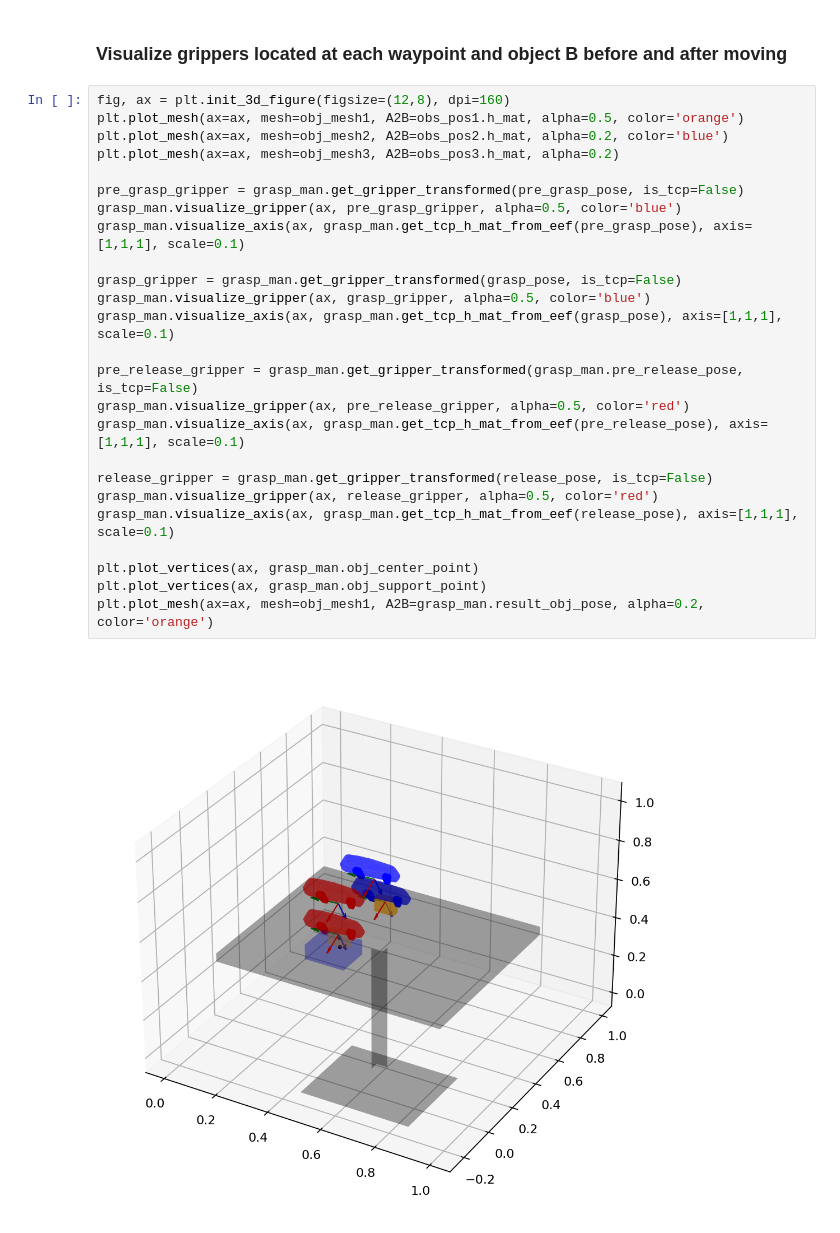
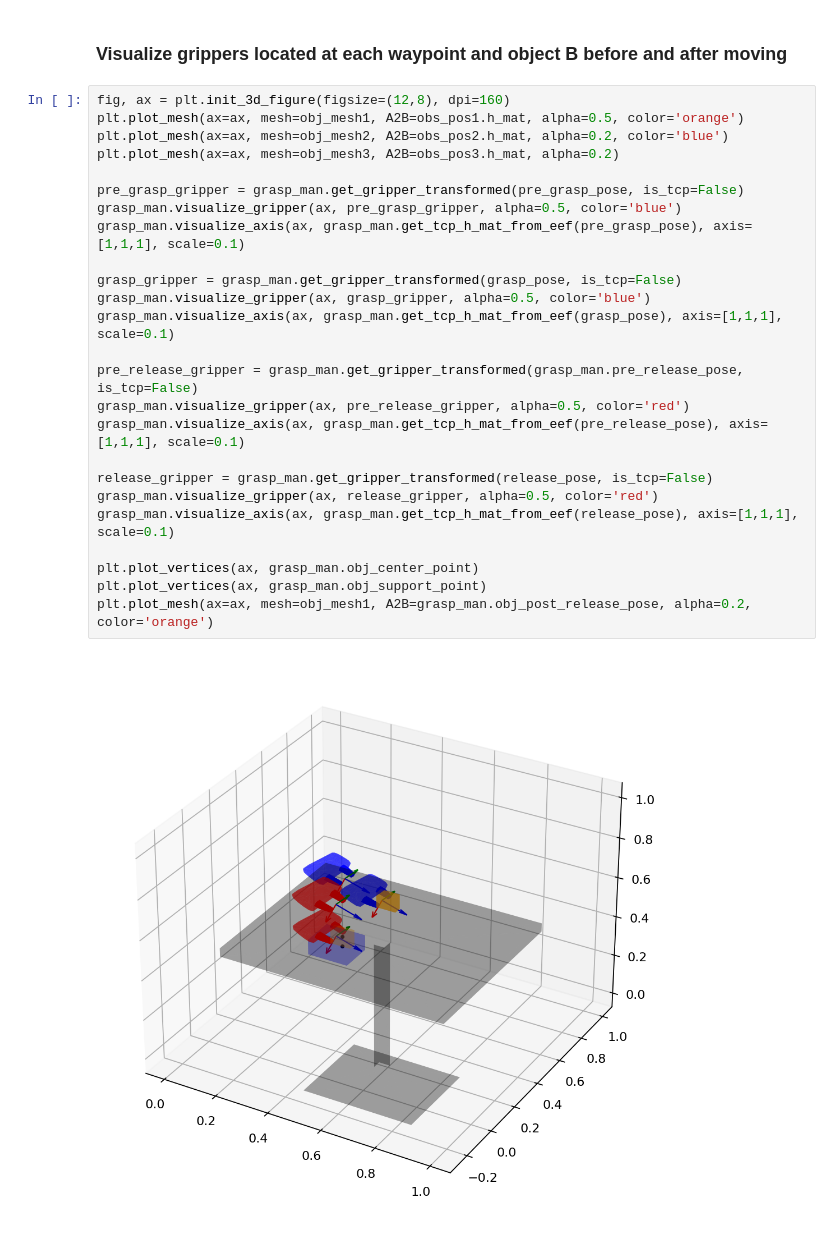
Before and after one commit to jdj2261/pykin, a Jupyter notebook: tutorials/07_pick_and_place.ipynb, the cells around one changed output. Saved outputs shown, nothing was run; the diff lists cells and outputs as text.

```diff
--- a/tutorials/07_pick_and_place.ipynb
+++ b/tutorials/07_pick_and_place.ipynb
@@ -308,27 +273,27 @@ GraspStatus.post_release_pose [[ 0.03077837 -0.99594268  0.08456287  0.60886719]
 # %%
 fig, ax = plt.init_3d_figure(figsize=(12,8), dpi=160)
 plt.plot_mesh(ax=ax, mesh=obj_mesh1, A2B=obs_pos1.h_mat, alpha=0.5, color='orange')
 plt.plot_mesh(ax=ax, mesh=obj_mesh2, A2B=obs_pos2.h_mat, alpha=0.2, color='blue')
 plt.plot_mesh(ax=ax, mesh=obj_mesh3, A2B=obs_pos3.h_mat, alpha=0.2)
 
 pre_grasp_gripper = grasp_man.get_gripper_transformed(pre_grasp_pose, is_tcp=False)
 grasp_man.visualize_gripper(ax, pre_grasp_gripper, alpha=0.5, color='blue')
 grasp_man.visualize_axis(ax, grasp_man.get_tcp_h_mat_from_eef(pre_grasp_pose), axis=[1,1,1], scale=0.1)
 
 grasp_gripper = grasp_man.get_gripper_transformed(grasp_pose, is_tcp=False)
 grasp_man.visualize_gripper(ax, grasp_gripper, alpha=0.5, color='blue')
 grasp_man.visualize_axis(ax, grasp_man.get_tcp_h_mat_from_eef(grasp_pose), axis=[1,1,1], scale=0.1)
 
 pre_release_gripper = grasp_man.get_gripper_transformed(grasp_man.pre_release_pose, is_tcp=False)
 grasp_man.visualize_gripper(ax, pre_release_gripper, alpha=0.5, color='red')
 grasp_man.visualize_axis(ax, grasp_man.get_tcp_h_mat_from_eef(pre_release_pose), axis=[1,1,1], scale=0.1)
 
 release_gripper = grasp_man.get_gripper_transformed(release_pose, is_tcp=False)
 grasp_man.visualize_gripper(ax, release_gripper, alpha=0.5, color='red')
 grasp_man.visualize_axis(ax, grasp_man.get_tcp_h_mat_from_eef(release_pose), axis=[1,1,1], scale=0.1)
 
 plt.plot_vertices(ax, grasp_man.obj_center_point)
 plt.plot_vertices(ax, grasp_man.obj_support_point)
-plt.plot_mesh(ax=ax, mesh=obj_mesh1, A2B=grasp_man.result_obj_pose, alpha=0.2, color='orange')
+plt.plot_mesh(ax=ax, mesh=obj_mesh1, A2B=grasp_man.obj_post_release_pose, alpha=0.2, color='orange')
 # %% [output]
-[figure, old version]
+[figure, new version]
```
Also changed, not shown: parts of 6 cells of this notebook.
